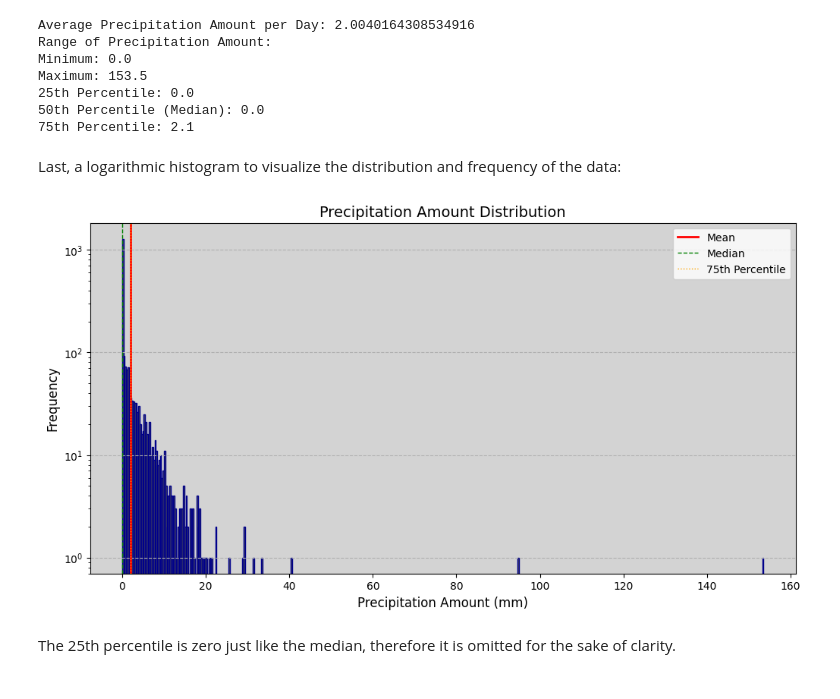
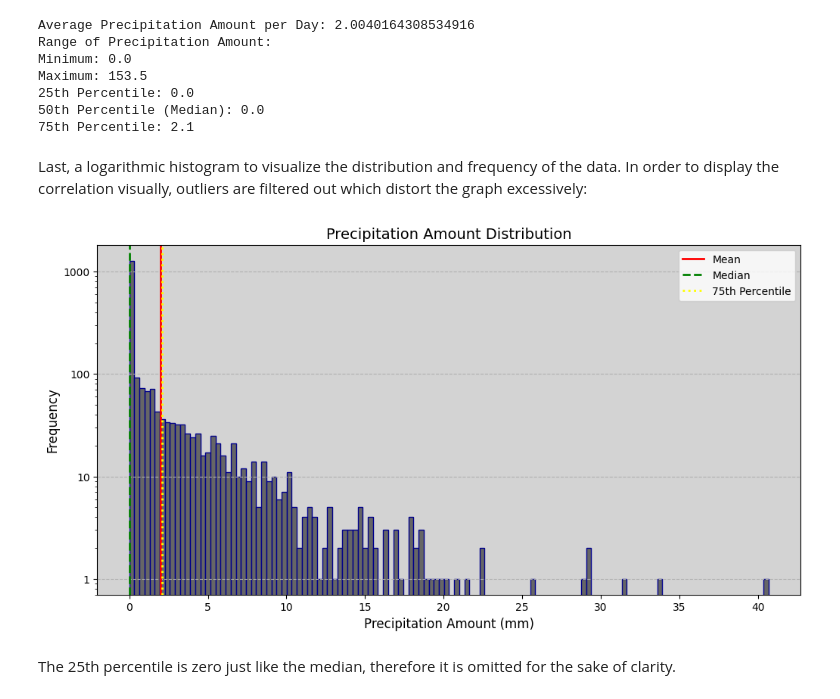
Before and after one commit to MaxSkaw/2023-amse-template, a Jupyter notebook: project/report.ipynb, the cells around one changed output. Saved outputs shown, nothing was run; the diff lists cells and outputs as text; code cells hidden in the pictures.

```diff
--- a/project/report.ipynb
+++ b/project/report.ipynb
@@ -301,39 +291,49 @@ Maximum: 153.5
 50th Percentile (Median): 0.0
 75th Percentile: 2.1
 # %% [markdown]
-Last, a logarithmic histogram to visualize the distribution and frequency of the data:
+Last, a logarithmic histogram to visualize the distribution and frequency of the data. In order to display the correlation visually, outliers are filtered out which distort the graph excessively:
 # %%
+# Filtering of outliers (99% Interquartile range)
+Q1 = np.percentile(merged_data['prcp'], 1)
+Q3 = np.percentile(merged_data['prcp'], 99)
+IQR = Q3 - Q1
+lower_bound = Q1 - 1.5 * IQR
+upper_bound = Q3 + 1.5 * IQR
+
+filtered_data = merged_data[(merged_data['prcp'] >= lower_bound) & (merged_data['prcp'] <= upper_bound)]
+
 # Set the figure size
 plt.figure(figsize=(12, 6))
 
 # Create the histogram
-plt.hist(weather['prcp'], color='#555555', bins='auto', edgecolor='darkblue')
+plt.hist(filtered_data['prcp'], color='#666666', bins='auto', edgecolor='darkblue')
 
 plt.title('Precipitation Amount Distribution', fontsize=14)
 plt.xlabel('Precipitation Amount (mm)', fontsize=12)
 plt.ylabel('Frequency', fontsize=12)
 plt.xticks(fontsize=10)
 plt.yticks(fontsize=10)
 plt.grid(axis='y', linestyle='--')
 plt.yscale('log')
+plt.gca().yaxis.set_major_formatter(ticker.ScalarFormatter())
 
 # Add a vertical line at the mean
 plt.axvline(x=average_daily_prcp, color='red', linestyle='solid', linewidth=2, label='Mean')
 
 # Add vertical lines at the percentiles
-plt.axvline(x=percentile_50, color='green', linestyle='dashed', linewidth=1, label='Median')
-plt.axvline(x=percentile_75, color='orange', linestyle='dotted', linewidth=1, label='75th Percentile')
+plt.axvline(x=percentile_50, color='green', linestyle='dashed', linewidth=2, label='Median')
+plt.axvline(x=percentile_75, color='yellow', linestyle='dotted', linewidth=2, label='75th Percentile')
 
 # Add a legend
 plt.legend(loc='best', fontsize=10)
 
 # Set the background color
 plt.gca().set_facecolor('lightgrey')
 
 # Display the plot
 plt.show()
 # %% [output]
-[figure, old version]
+[figure, new version]
 # %% [markdown]
 The 25th percentile is zero just like the median, therefore it is omitted for the sake of clarity.
 # %% [markdown]
```
Also changed, not shown: parts of 12 cells of this notebook.
